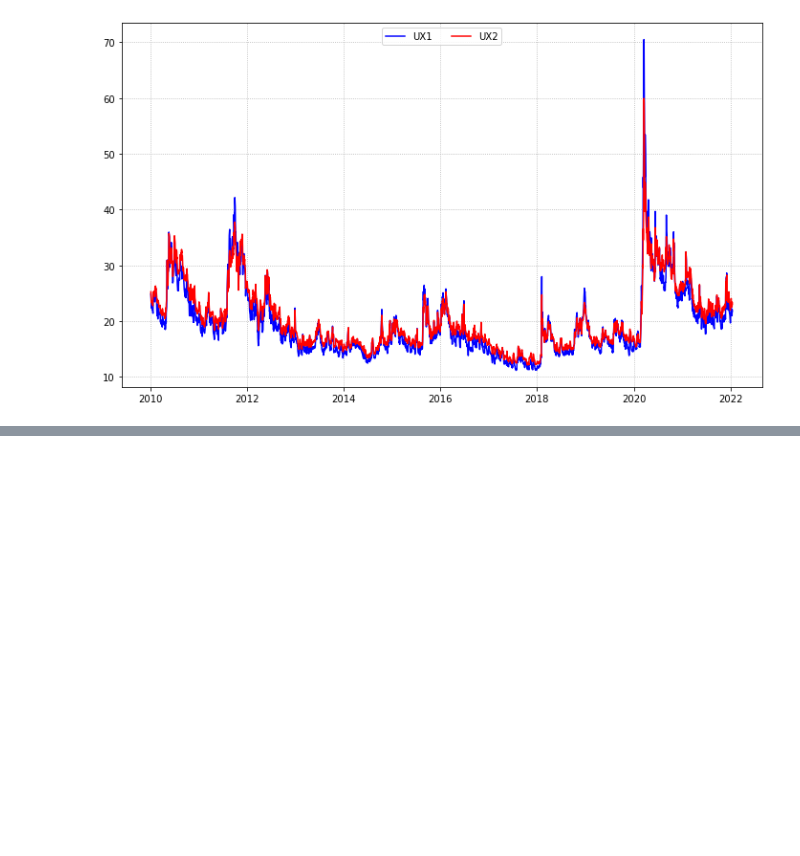
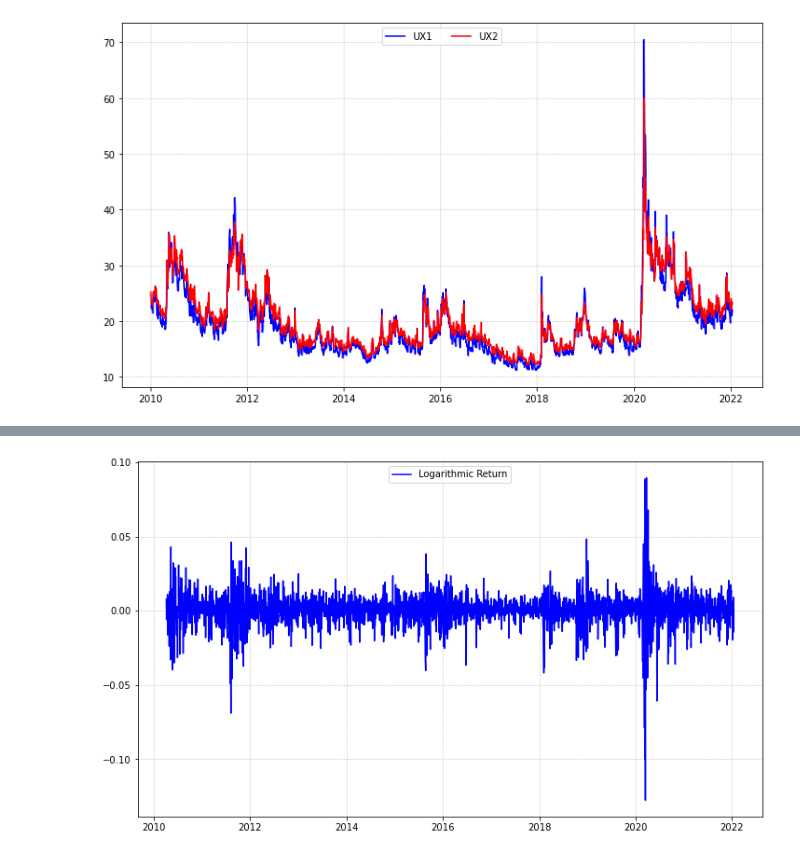
Before and after one commit to aidinattar/Volatility-carry-trading-strategy, a Jupyter notebook: Project.ipynb, the cells around one changed output, grey strips where cells are left out. Saved outputs shown, nothing was run; the diff lists cells and outputs as text; code cells hidden in the pictures; blank space fills up the shorter version.

```diff
--- a/Project.ipynb
+++ b/Project.ipynb
@@ -46,0 +93,11 @@ plt.show()
+# %%
+SPX_price['LogReturn'] = np.log(SPX_price['Close']/SPX_price['Close'].shift(1))
+# %%
+fig,ax = plt.subplots(figsize=(12,7))
+ax.plot(SPX_price.index, SPX_price.LogReturn, label='Logarithmic Return', color='blue')
+ax.legend(loc='upper center', ncol=2)
+ax.grid(linestyle='dotted')
+#ax.set_title('Price of S&P500 stocks')
+plt.show()
+# %% [output]
+[figure, added]
```
Also changed, not shown: parts of 9 cells of this notebook, 2 other files.
